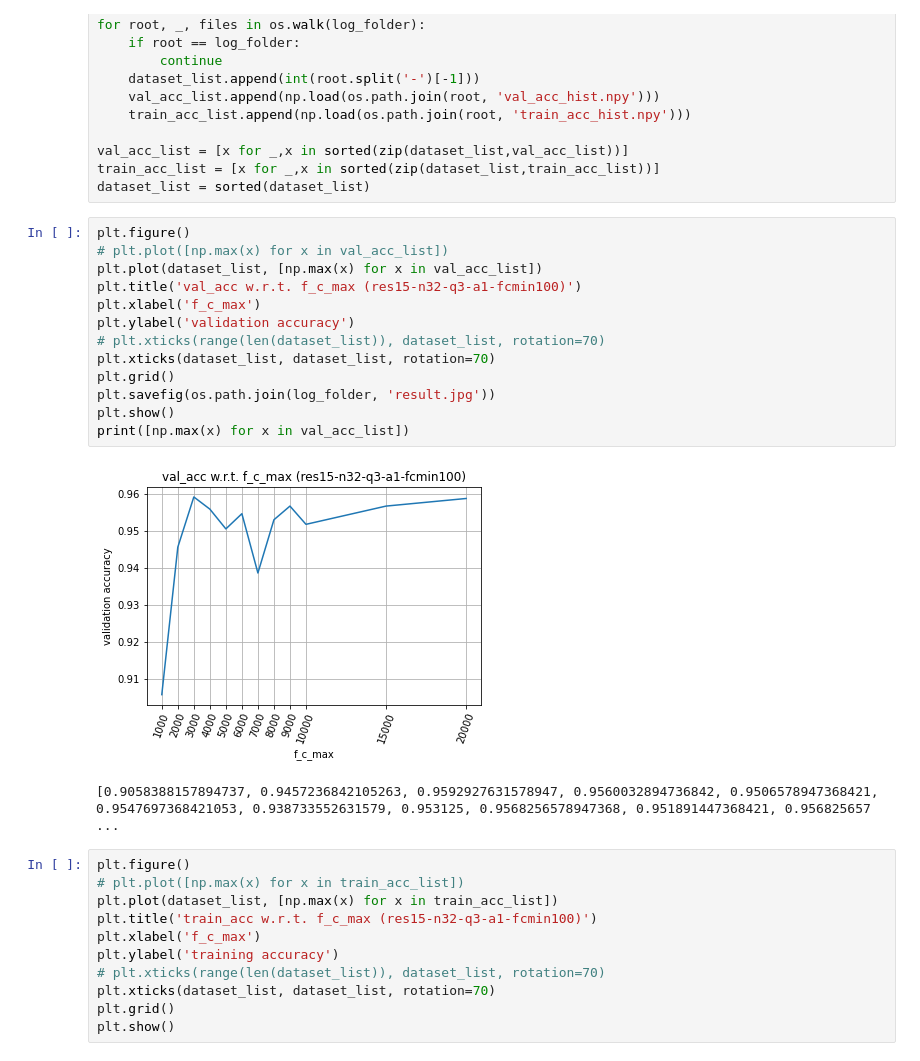
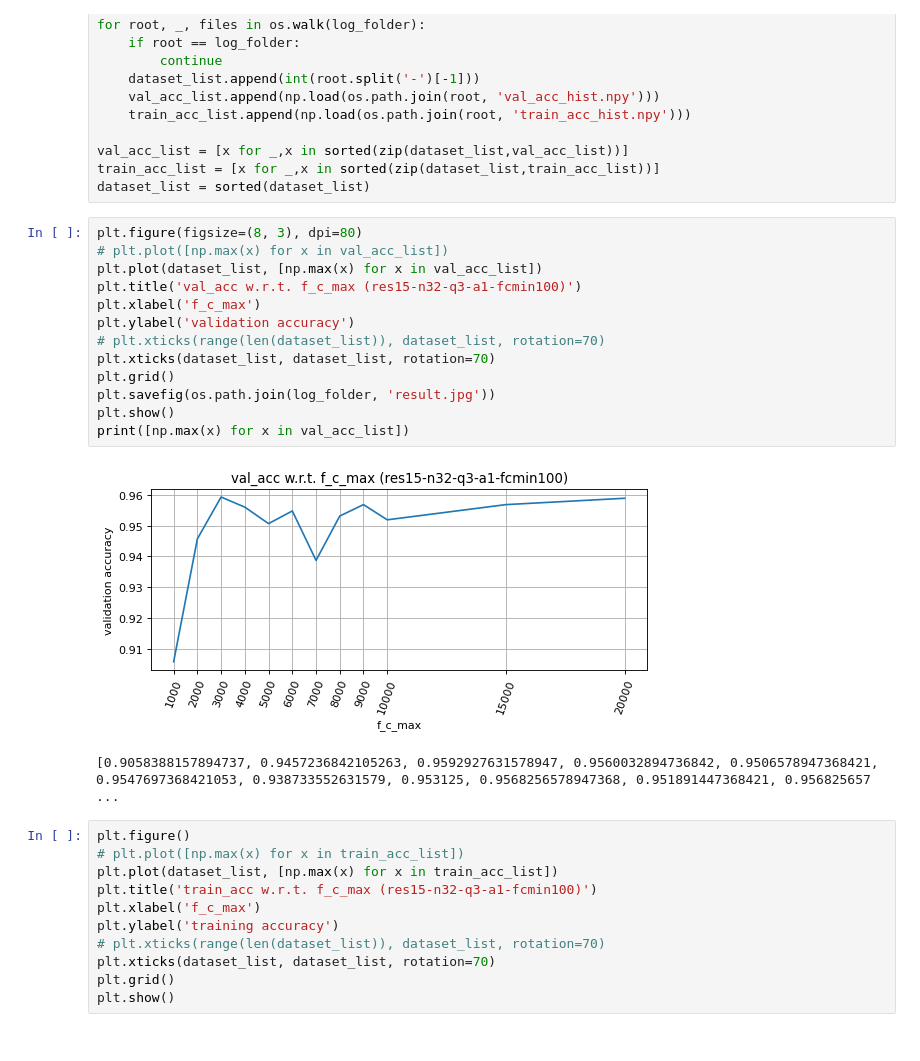
Before and after one commit to xs2445/KeywordSpotting, a Jupyter notebook: show_result.ipynb, the cells around one changed output. Drawn from its saved outputs; the diff is of its cells as text.

```diff
--- a/show_result.ipynb
+++ b/show_result.ipynb
@@ -74,20 +74,20 @@ val_acc_list = [x for _,x in sorted(zip(dataset_list,val_acc_list))]
 train_acc_list = [x for _,x in sorted(zip(dataset_list,train_acc_list))]
 dataset_list = sorted(dataset_list)
 # %%
-plt.figure()
+plt.figure(figsize=(8, 3), dpi=80)
 # plt.plot([np.max(x) for x in val_acc_list])
 plt.plot(dataset_list, [np.max(x) for x in val_acc_list])
 plt.title('val_acc w.r.t. f_c_max (res15-n32-q3-a1-fcmin100)')
 plt.xlabel('f_c_max')
 plt.ylabel('validation accuracy')
 # plt.xticks(range(len(dataset_list)), dataset_list, rotation=70)
 plt.xticks(dataset_list, dataset_list, rotation=70)
 plt.grid()
 plt.savefig(os.path.join(log_folder, 'result.jpg'))
 plt.show()
 print([np.max(x) for x in val_acc_list])
 # %% [output]
-[figure, old version]
+[figure, new version]
 [0.9058388157894737, 0.9457236842105263, 0.9592927631578947, 0.9560032894736842, 0.9506578947368421, 0.9547697368421053, 0.938733552631579, 0.953125, 0.9568256578947368, 0.951891447368421, 0.956825657 ...
 # %%
 plt.figure()
```
Also changed, not shown: parts of 3 cells of this notebook.
